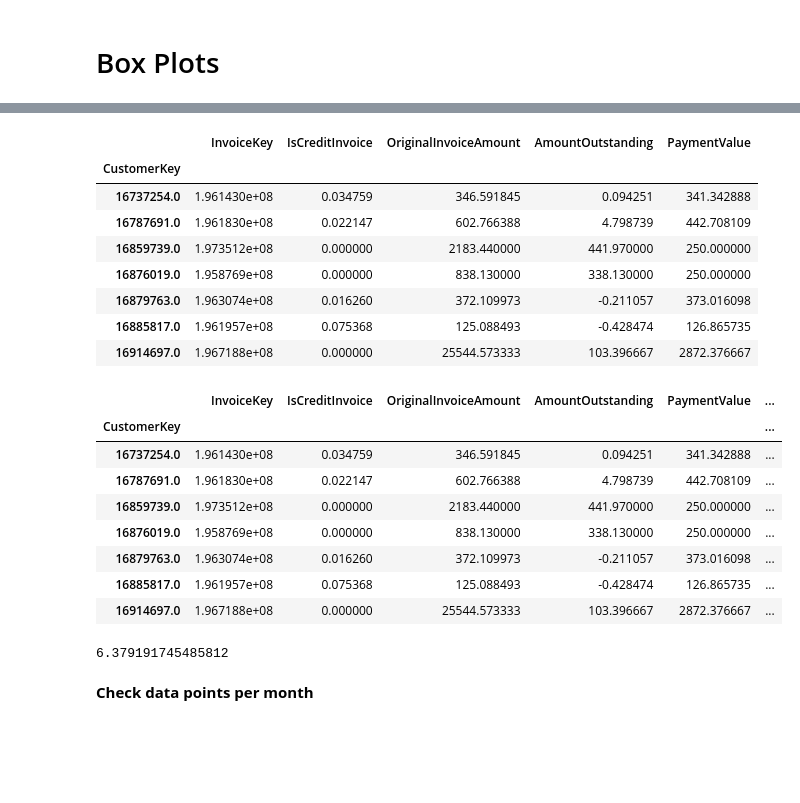
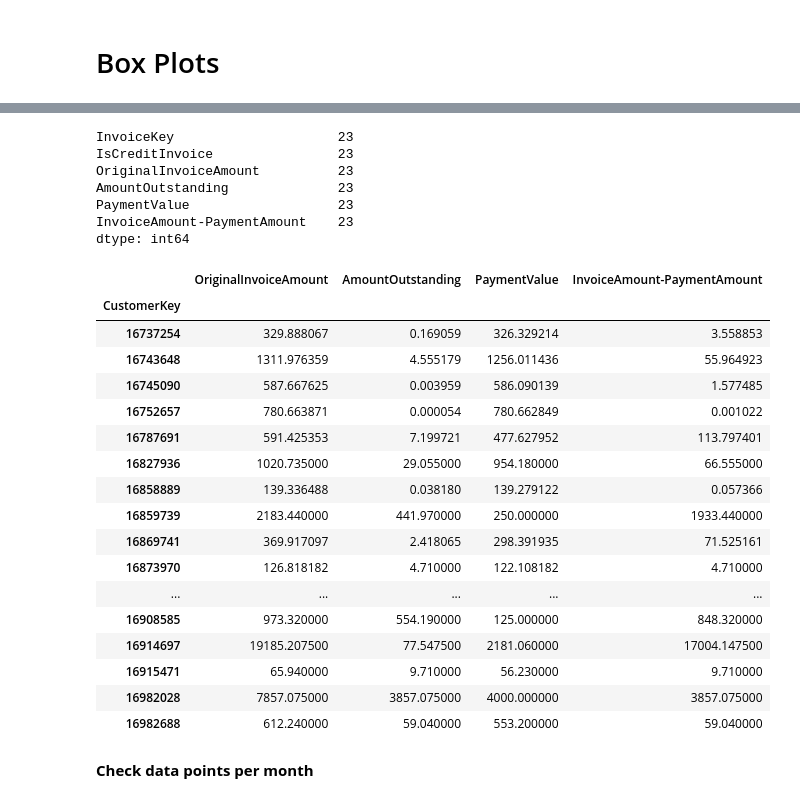
Before and after one commit to dianaescoboza/CAPSTONE, a Jupyter notebook: EDA.ipynb, the cells around one changed output, grey strips where cells are left out. Drawn from its saved outputs; the diff is of its cells as text; code cells hidden in the pictures; blank space fills up the shorter version.

```diff
--- a/EDA.ipynb
+++ b/EDA.ipynb
@@ -295,5 +354,6 @@ occurences    2695
 dtype: int64
 # %%
 #average values of continues variables per customers
-info_customer = df.groupby("CustomerKey").mean()
-info_customer.drop(labels = "InvoiceKey", axis = 1)
+info_customer = df.groupby("CustomerKey").mean() #average Original Invoice Amount and average Payment Value
+info_customer = info_customer.drop(labels = "InvoiceKey", axis = 1)
+info_customer = info_customer.drop(labels = "IsCreditInvoice", axis = 1)
@@ -349,39 +402,39 @@ customers_outliers["OriginalInvoiceAmount"].plot.box(title = "Average OriginalIn
 # %%
-#Customers with non-zero Amount Outstanding
-info_customer[info_customer.AmountOutstanding != 0]
+#Customers with non-zero Amount Outstanding / people that dont clear out their amount outstanding
+customers_owe = info_customer[info_customer.AmountOutstanding != 0]
+customers_owe.count()
 # %% [output]
-|  | InvoiceKey | IsCreditInvoice | OriginalInvoiceAmount | AmountOutstanding | PaymentValue |
-| CustomerKey |  |  |  |  |  |
-| 16737254.0 | 1.961430e+08 | 0.034759 | 346.591845 | 0.094251 | 341.342888 |
-| 16787691.0 | 1.961830e+08 | 0.022147 | 602.766388 | 4.798739 | 442.708109 |
-| 16859739.0 | 1.973512e+08 | 0.000000 | 2183.440000 | 441.970000 | 250.000000 |
-| 16876019.0 | 1.958769e+08 | 0.000000 | 838.130000 | 338.130000 | 250.000000 |
-| 16879763.0 | 1.963074e+08 | 0.016260 | 372.109973 | -0.211057 | 373.016098 |
-| 16885817.0 | 1.961957e+08 | 0.075368 | 125.088493 | -0.428474 | 126.865735 |
-| 16914697.0 | 1.967188e+08 | 0.000000 | 25544.573333 | 103.396667 | 2872.376667 |
+InvoiceKey                     23
+IsCreditInvoice                23
+OriginalInvoiceAmount          23
+AmountOutstanding              23
+PaymentValue                   23
+InvoiceAmount-PaymentAmount    23
+dtype: int64
 # %%
-#see how much the customers owe
+#see how much the customers owe on average
 info_customer["InvoiceAmount-PaymentAmount"] = pd.Series(info_customer.OriginalInvoiceAmount - info_customer.PaymentValue,index = info_customer.index)
-info_customer[info_customer.AmountOutstanding != 0]
+customers_owe = info_customer[info_customer.AmountOutstanding != 0]
+customers_owe
 # %% [output]
-|  | InvoiceKey | IsCreditInvoice | OriginalInvoiceAmount | AmountOutstanding | PaymentValue | ... |
-| CustomerKey |  |  |  |  |  | ... |
-| 16737254.0 | 1.961430e+08 | 0.034759 | 346.591845 | 0.094251 | 341.342888 | ... |
-| 16787691.0 | 1.961830e+08 | 0.022147 | 602.766388 | 4.798739 | 442.708109 | ... |
-| 16859739.0 | 1.973512e+08 | 0.000000 | 2183.440000 | 441.970000 | 250.000000 | ... |
-| 16876019.0 | 1.958769e+08 | 0.000000 | 838.130000 | 338.130000 | 250.000000 | ... |
-| 16879763.0 | 1.963074e+08 | 0.016260 | 372.109973 | -0.211057 | 373.016098 | ... |
-| 16885817.0 | 1.961957e+08 | 0.075368 | 125.088493 | -0.428474 | 126.865735 | ... |
-| 16914697.0 | 1.967188e+08 | 0.000000 | 25544.573333 | 103.396667 | 2872.376667 | ... |
+|  | OriginalInvoiceAmount | AmountOutstanding | PaymentValue | InvoiceAmount-PaymentAmount |
+| CustomerKey |  |  |  |  |
+| 16737254 | 329.888067 | 0.169059 | 326.329214 | 3.558853 |
+| 16743648 | 1311.976359 | 4.555179 | 1256.011436 | 55.964923 |
+| 16745090 | 587.667625 | 0.003959 | 586.090139 | 1.577485 |
+| 16752657 | 780.663871 | 0.000054 | 780.662849 | 0.001022 |
+| 16787691 | 591.425353 | 7.199721 | 477.627952 | 113.797401 |
+| 16827936 | 1020.735000 | 29.055000 | 954.180000 | 66.555000 |
+| 16858889 | 139.336488 | 0.038180 | 139.279122 | 0.057366 |
+| 16859739 | 2183.440000 | 441.970000 | 250.000000 | 1933.440000 |
+| 16869741 | 369.917097 | 2.418065 | 298.391935 | 71.525161 |
+| 16873970 | 126.818182 | 4.710000 | 122.108182 | 4.710000 |
+| ... | ... | ... | ... | ... |
+| 16908585 | 973.320000 | 554.190000 | 125.000000 | 848.320000 |
+| 16914697 | 19185.207500 | 77.547500 | 2181.060000 | 17004.147500 |
+| 16915471 | 65.940000 | 9.710000 | 56.230000 | 9.710000 |
+| 16982028 | 7857.075000 | 3857.075000 | 4000.000000 | 3857.075000 |
+| 16982688 | 612.240000 | 59.040000 | 553.200000 | 59.040000 |
-# %%
-customers_nonzero = info_customer[info_customer.AmountOutstanding != 0]
-#customers_nonzero
-customers.rename(columns={"index" :"CustomerKey"})
-customers["occurences"].mean() #avg. number of transactions per customer
-#pd.merge(customers, customers_nonzero, how = "inner",on = [customers_nonzero.CustomerKey])
-#customers.intersection(customers_nonzero)
-# %% [output]
-6.379191745485812
 # %% [markdown]
 **Check data points per month**
 # %%
```
Also changed, not shown: parts of 43 cells of this notebook.
